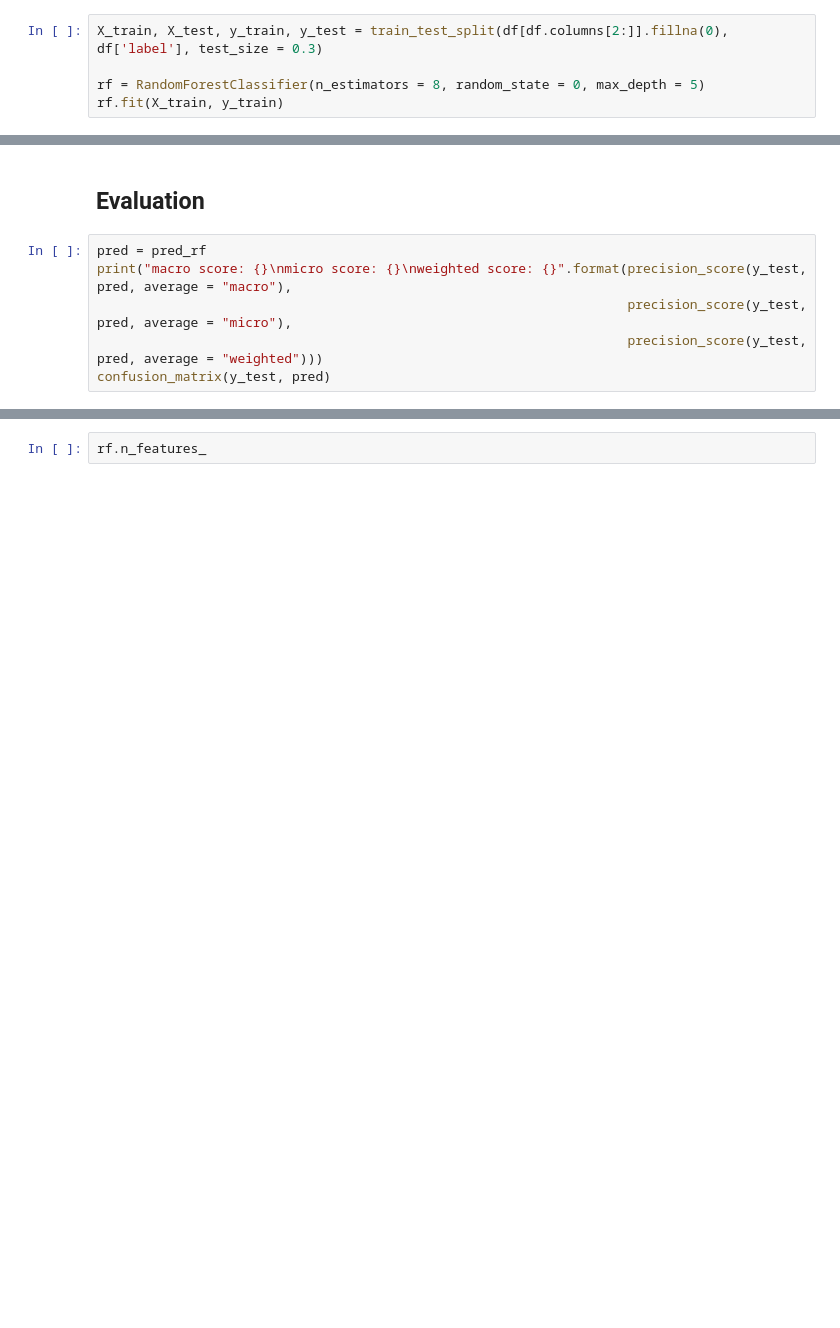
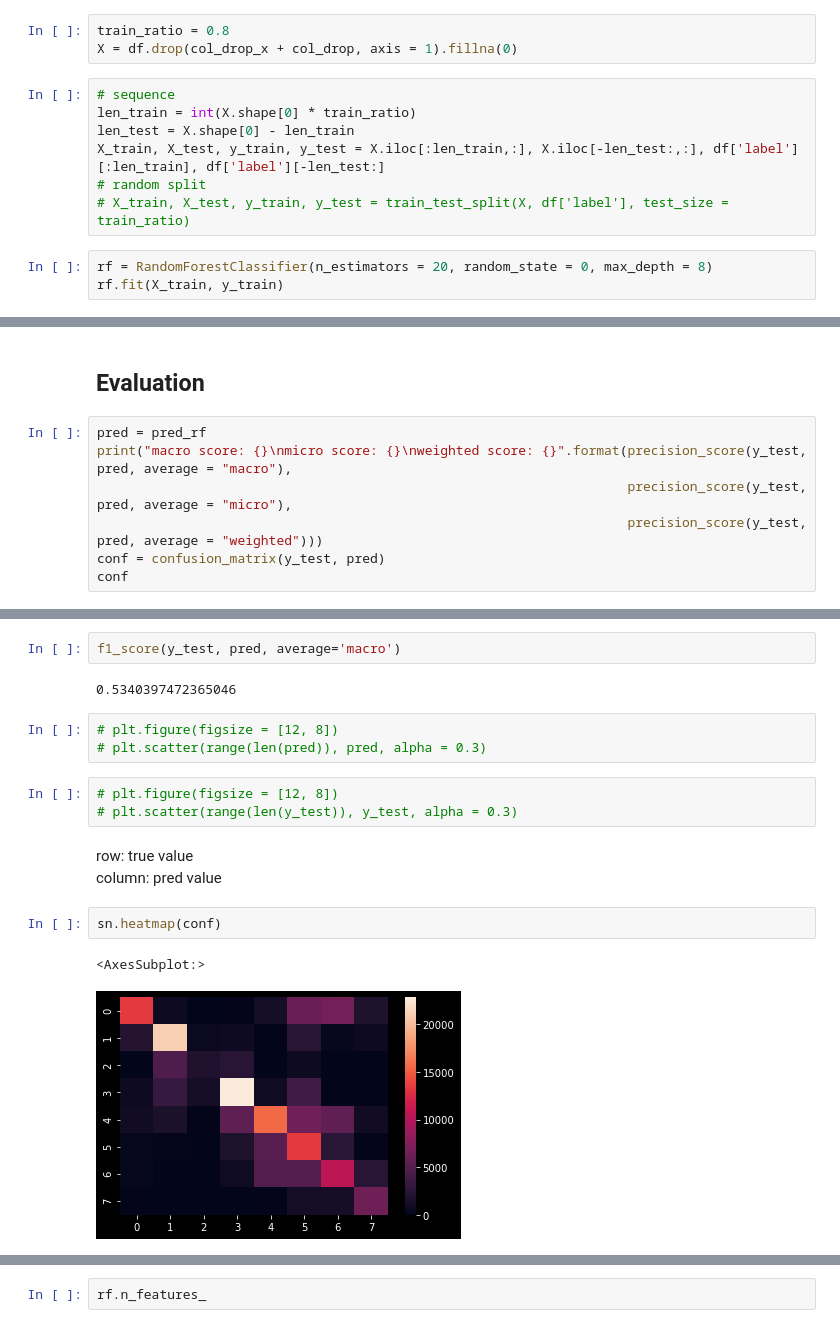
Before and after one commit to Ryanna-github/SHL2021, a Jupyter notebook: 2021-05-18_model_single.ipynb, the cells around one changed output, grey strips where cells are left out. Saved outputs shown, nothing was run; the diff lists cells and outputs as text; blank space fills up the shorter version.

Commit message:
update random forest

```diff
--- a/2021-05-18_model_single.ipynb
+++ b/2021-05-18_model_single.ipynb
@@ -13,6 +34,14 @@ df = pd.read_csv("data/mid_res/data_df.csv").fillna(0)
+# %%
+train_ratio = 0.8
+X = df.drop(col_drop_x + col_drop, axis = 1).fillna(0)
+# %%
+# sequence
+len_train = int(X.shape[0] * train_ratio)
+len_test = X.shape[0] - len_train
+X_train, X_test, y_train, y_test = X.iloc[:len_train,:], X.iloc[-len_test:,:], df['label'][:len_train], df['label'][-len_test:]
+# random split
+# X_train, X_test, y_train, y_test = train_test_split(X, df['label'], test_size = train_ratio)
 # %%
-X_train, X_test, y_train, y_test = train_test_split(df[df.columns[2:]].fillna(0), df['label'], test_size = 0.3)
-
-rf = RandomForestClassifier(n_estimators = 8, random_state = 0, max_depth = 5)
+rf = RandomForestClassifier(n_estimators = 20, random_state = 0, max_depth = 8)
 rf.fit(X_train, y_train)
 # %% [output]
@@ -31,5 +85,6 @@ pred = pred_rf
 print("macro score: {}\nmicro score: {}\nweighted score: {}".format(precision_score(y_test, pred, average = "macro"),
                                                                     precision_score(y_test, pred, average = "micro"),
                                                                     precision_score(y_test, pred, average = "weighted")))
-confusion_matrix(y_test, pred)
+conf = confusion_matrix(y_test, pred)
+conf
 # %% [output]
@@ -60,0 +138,18 @@ plt.plot(rf.feature_importances_)
+# %%
+f1_score(y_test, pred, average='macro')
+# %% [output]
+0.5340397472365046
+# %%
+# plt.figure(figsize = [12, 8])
+# plt.scatter(range(len(pred)), pred, alpha = 0.3)
+# %%
+# plt.figure(figsize = [12, 8])
+# plt.scatter(range(len(y_test)), y_test, alpha = 0.3)
+# %% [markdown]
+row: true value
+column: pred value
+# %%
+sn.heatmap(conf)
+# %% [output]
+<AxesSubplot:>
+[figure, added]
```
Also changed, not shown: parts of 38 cells of this notebook, 8 other files.
